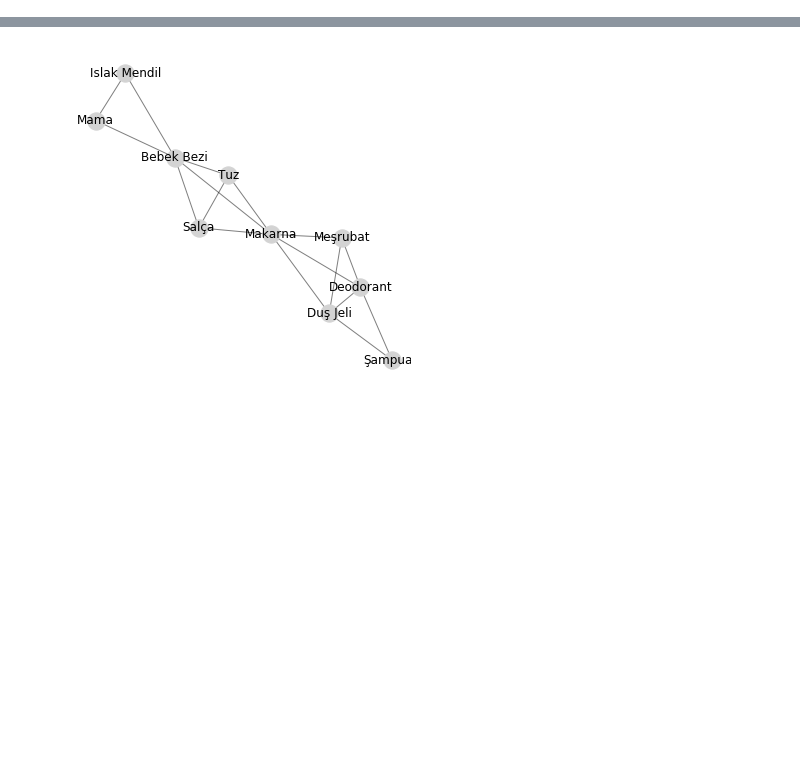
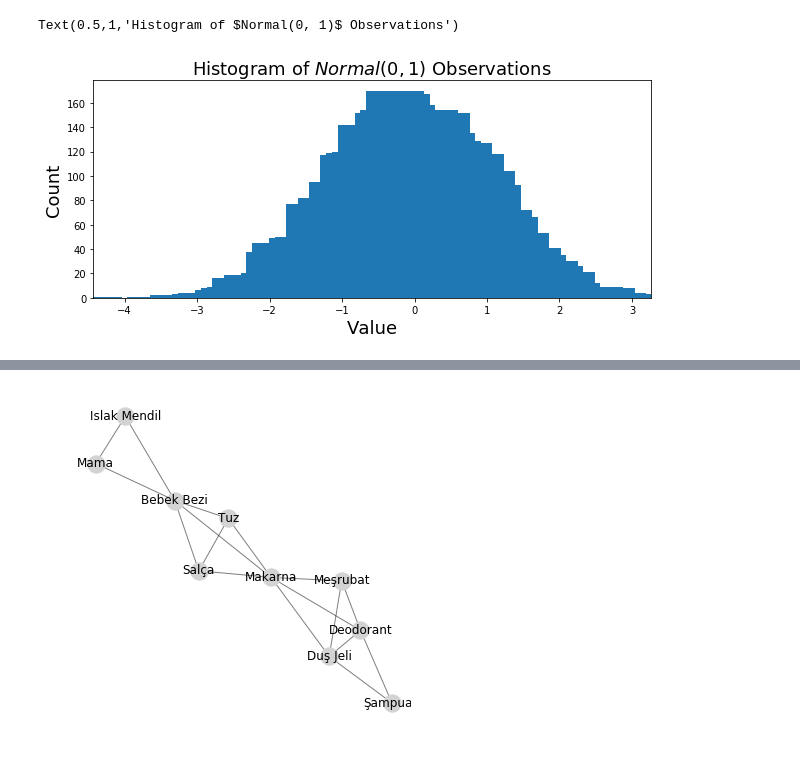
Before and after one commit to egemensert/Network-Tutorials, a Jupyter notebook: gun_iki.ipynb, the cells around one changed output, grey strips where cells are left out. Saved outputs shown, nothing was run; the diff lists cells and outputs as text; code cells hidden in the pictures; blank space fills up the shorter version.

```diff
--- a/gun_iki.ipynb
+++ b/gun_iki.ipynb
@@ -4,3 +4,18 @@ import pandas as pd
 import networkx as nx
 import matplotlib.pyplot as plt
 %matplotlib inline
+# %%
+observations = np.random.normal(0, 1, size=(5000))
+bins, edges = np.histogram(observations, bins=np.linspace(observations.min(), observations.max(), 100))
+edges = edges[:-1]
+# %%
+fig, ax = plt.subplots(1, 1, figsize=(10, 4))
+
+ax.bar(edges, bins)
+ax.set_xlim(edges.min(), edges.max())
+ax.set_xlabel('Value', fontsize=18)
+ax.set_ylabel('Count', fontsize=18)
+ax.set_title('Histogram of $Normal(0, 1)$ Observations', fontsize=18)
+# %% [output]
+Text(0.5,1,'Histogram of $Normal(0, 1)$ Observations')
+[figure, added]
```
Also changed, not shown: parts of 17 cells of this notebook, 1 other file.
